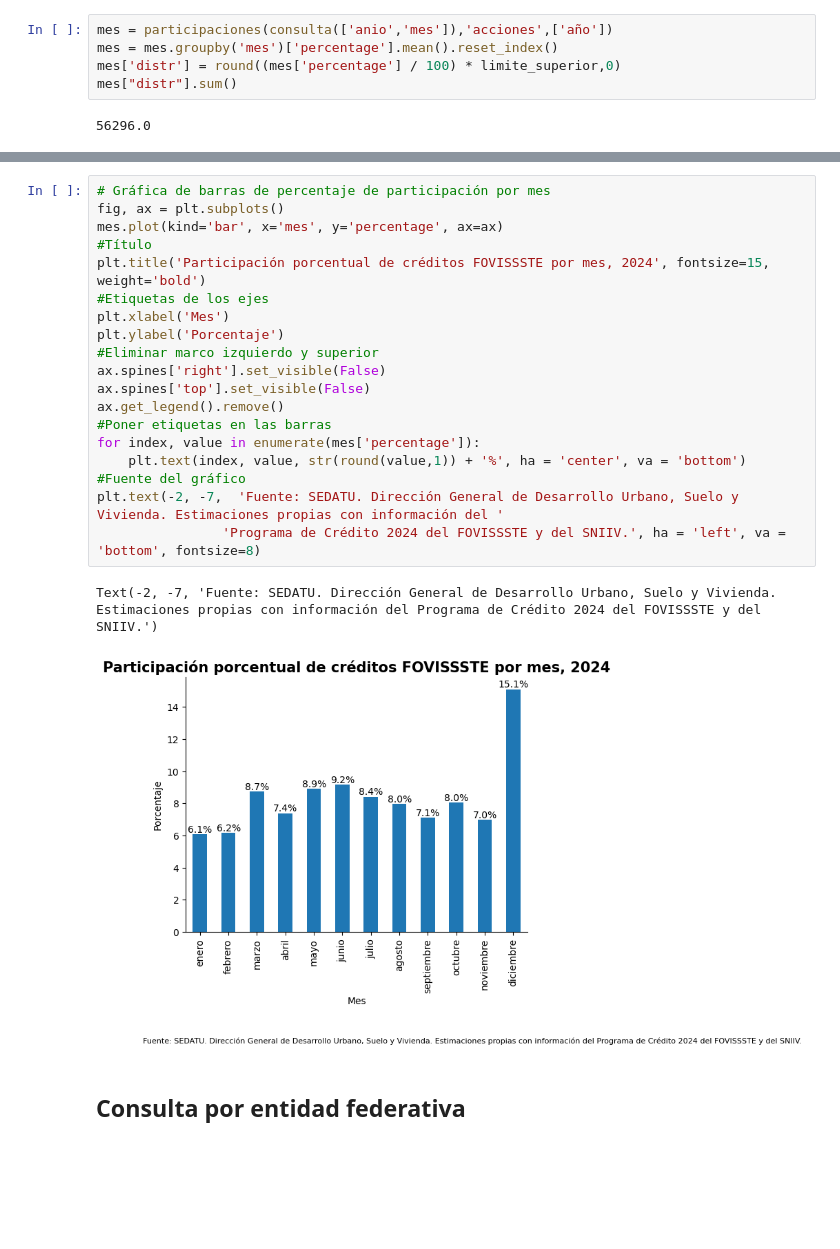
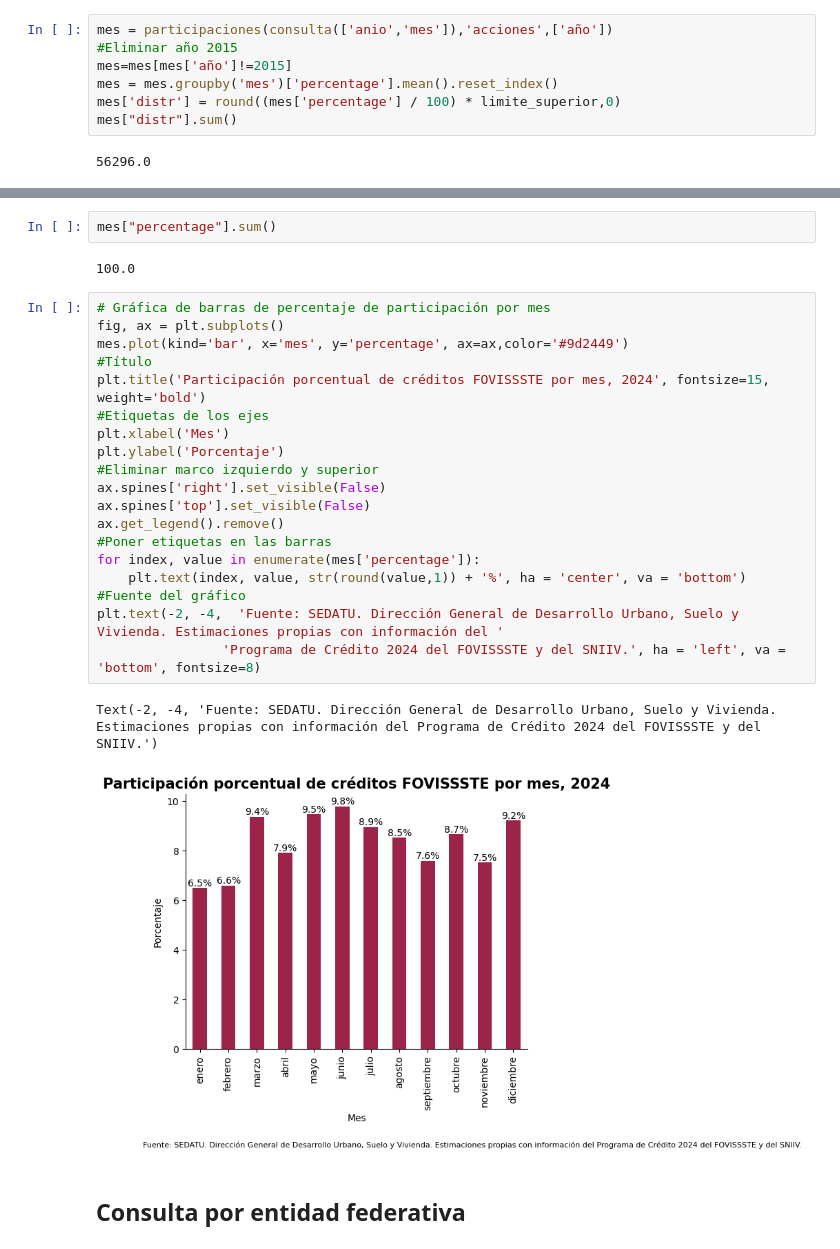
Before and after one commit to coordanalisis-sedatu/fovissste, a Jupyter notebook: prod_credito/prog_cred_fovissste.ipynb, the cells around one changed output, grey strips where cells are left out. Saved outputs shown, nothing was run; the diff lists cells and outputs as text; blank space fills up the shorter version.

```diff
--- a/prod_credito/prog_cred_fovissste.ipynb
+++ b/prod_credito/prog_cred_fovissste.ipynb
@@ -36,6 +36,8 @@ limite_superior=56297
 ## Consulta por mes
 # %%
 mes = participaciones(consulta(['anio','mes']),'acciones',['año'])
+#Eliminar año 2015
+mes=mes[mes['año']!=2015]
 mes = mes.groupby('mes')['percentage'].mean().reset_index()
 mes['distr'] = round((mes['percentage'] / 100) * limite_superior,0)
 mes["distr"].sum()
@@ -64,25 +66,29 @@ mes
+# %%
+mes["percentage"].sum()
+# %% [output]
+100.0
 # %%
 # Gráfica de barras de percentaje de participación por mes
 fig, ax = plt.subplots()
-mes.plot(kind='bar', x='mes', y='percentage', ax=ax)
+mes.plot(kind='bar', x='mes', y='percentage', ax=ax,color='#9d2449')
 #Título
 plt.title('Participación porcentual de créditos FOVISSSTE por mes, 2024', fontsize=15, weight='bold')
 #Etiquetas de los ejes
 plt.xlabel('Mes')
 plt.ylabel('Porcentaje')
 #Eliminar marco izquierdo y superior
 ax.spines['right'].set_visible(False)
 ax.spines['top'].set_visible(False)
 ax.get_legend().remove()
 #Poner etiquetas en las barras
 for index, value in enumerate(mes['percentage']):
     plt.text(index, value, str(round(value,1)) + '%', ha = 'center', va = 'bottom')
 #Fuente del gráfico
-plt.text(-2, -7,  'Fuente: SEDATU. Dirección General de Desarrollo Urbano, Suelo y Vivienda. Estimaciones propias con información del '
+plt.text(-2, -4,  'Fuente: SEDATU. Dirección General de Desarrollo Urbano, Suelo y Vivienda. Estimaciones propias con información del '
                 'Programa de Crédito 2024 del FOVISSSTE y del SNIIV.', ha = 'left', va = 'bottom', fontsize=8)
 # %% [output]
-Text(-2, -7, 'Fuente: SEDATU. Dirección General de Desarrollo Urbano, Suelo y Vivienda. Estimaciones propias con información del Programa de Crédito 2024 del FOVISSSTE y del SNIIV.')
+Text(-2, -4, 'Fuente: SEDATU. Dirección General de Desarrollo Urbano, Suelo y Vivienda. Estimaciones propias con información del Programa de Crédito 2024 del FOVISSSTE y del SNIIV.')
-[figure, old version]
+[figure, new version]
 # %% [markdown]
 ## Consulta por entidad federativa
 # %%
```
Also changed, not shown: parts of 4 cells of this notebook.
